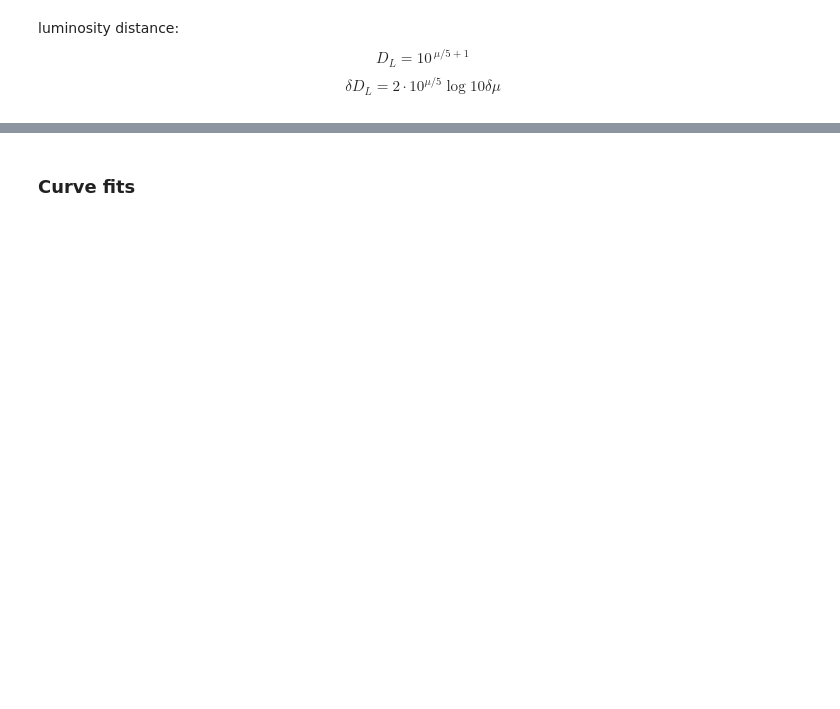
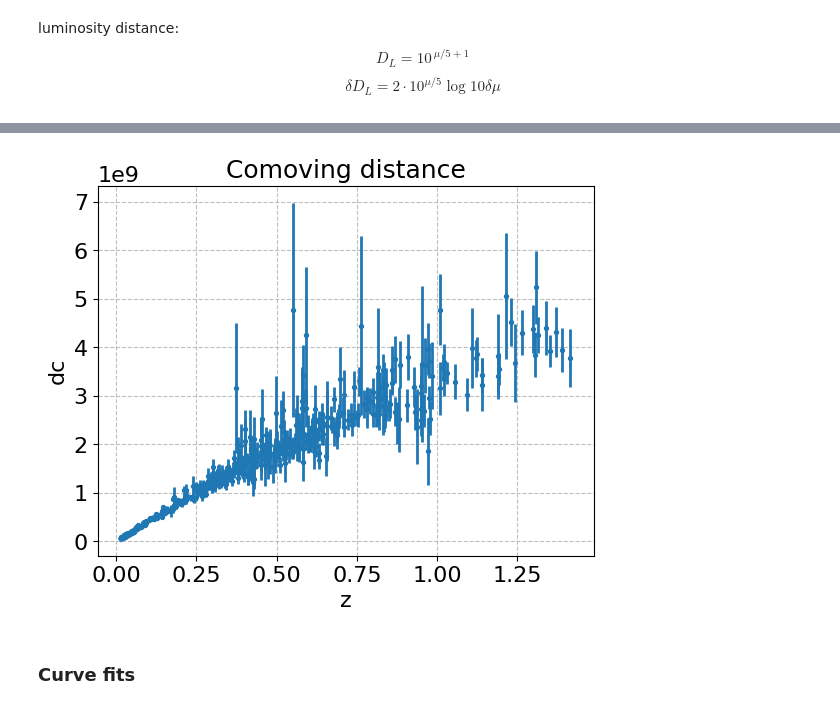
Before and after one commit to modw/isw-from-h, a Jupyter notebook: Getting H(z) from Union catalog.ipynb, the cells around one changed output, grey strips where cells are left out. Saved outputs shown, nothing was run; the diff lists cells and outputs as text; code cells hidden in the pictures; blank space fills up the shorter version.

```diff
--- a/Getting H(z) from Union catalog.ipynb
+++ b/Getting H(z) from Union catalog.ipynb
@@ -66,3 +102,9 @@ plt.title('Luminosity distance');
+# %%
+# comoving distance by redshift with error bars
+udf.plot.scatter(x='z',y='dc',yerr='dc_err',c='C0',s=8);
+plt.title('Comoving distance');
+# %% [output]
+[figure, added]
 # %% [markdown]
 ### Curve fits
 # %%
```
Also changed, not shown: parts of 24 cells of this notebook.
